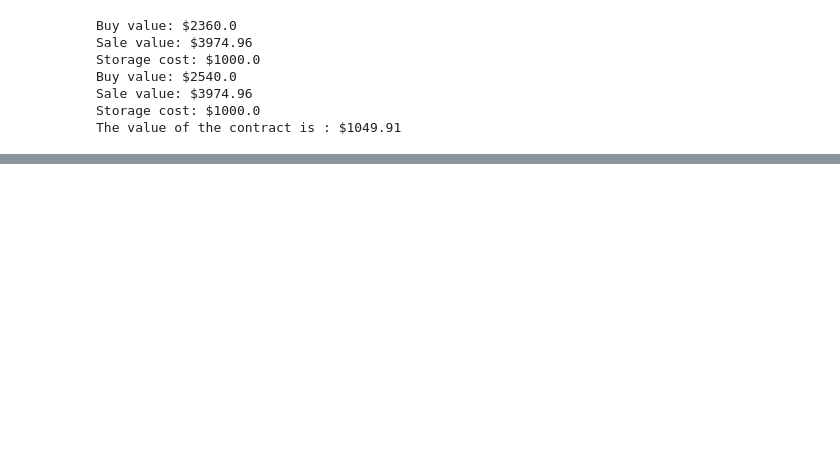
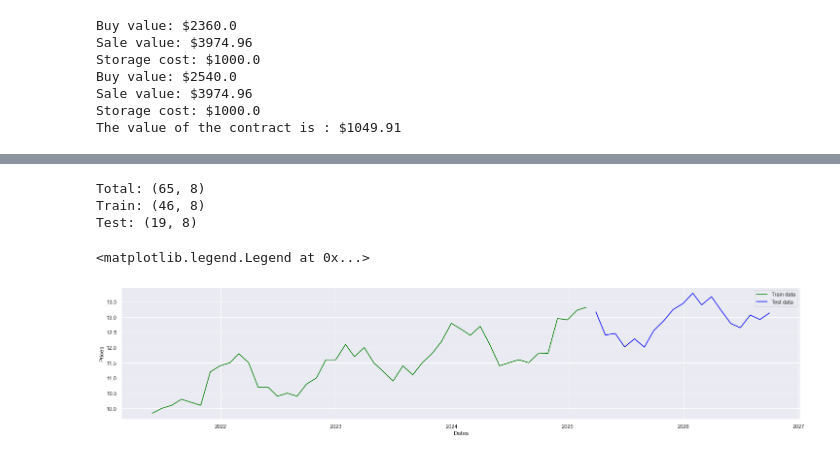
Before and after one commit to arjundoshi221/JPMC_Quant_Research, a Jupyter notebook: task2/code/pricing.ipynb, the cells around one changed output, grey strips where cells are left out. Saved outputs shown, nothing was run; the diff lists cells and outputs as text; code cells hidden in the pictures; blank space fills up the shorter version.

Commit message:
add gaussian processes

```diff
--- a/task2/code/pricing.ipynb
+++ b/task2/code/pricing.ipynb
@@ -11,7 +12,7 @@ warnings.filterwarnings('ignore')
 # %%
 from datetime import datetime
 
-df = pd.read_csv(r"C:\Users\arjd2\OneDrive\Documents\GitHub\JPMC_Quant_Research\task1\code\output.csv")
+df = pd.read_csv(r"C:\Users\arjd2\OneDrive\Documents\GitHub\JPMC_Quant_Research\task1\code\task2.csv")
 df['date'] = pd.to_datetime(df['date'])
 df.set_index('date', inplace=True)
 df.drop(columns='price_pred', inplace=True)
@@ -146,0 +199,3 @@ The value of the contract is : $1049.91
+# %%
+gaussian_data = lagged_data.dropna()
+gaussian_data
@@ -146,0 +217,29 @@ The value of the contract is : $1049.91
+# %%
+train_len = round(len(gaussian_data)*0.7)
+test_len = round(len(df)*0.3)
+
+data_test = gaussian_data.iloc[train_len:]
+data_train = gaussian_data.iloc[:train_len]
+
+# test_start = data_train.shape[0] + 1
+# test_end = gaussian_data.shape[0]
+
+print(f"Total: {gaussian_data.shape}")
+print(f"Train: {data_train.shape}")
+print(f"Test: {data_test.shape}")
+# print(f"Test start: {test_start}")
+# print(f"Test end: {test_end}")
+
+plt.figure(figsize=(25,5))
+plt.grid(True)
+plt.xlabel('Dates')
+plt.ylabel('Prices')
+plt.plot(data_train.price, 'green', label='Train data')
+plt.plot(data_test.price, 'blue', label='Test data')
+plt.legend()
+# %% [output]
+Total: (65, 8)
+Train: (46, 8)
+Test: (19, 8)
+<matplotlib.legend.Legend at 0x...>
+[figure, added]
```
Also changed, not shown: parts of 11 cells of this notebook, 1 other file.
